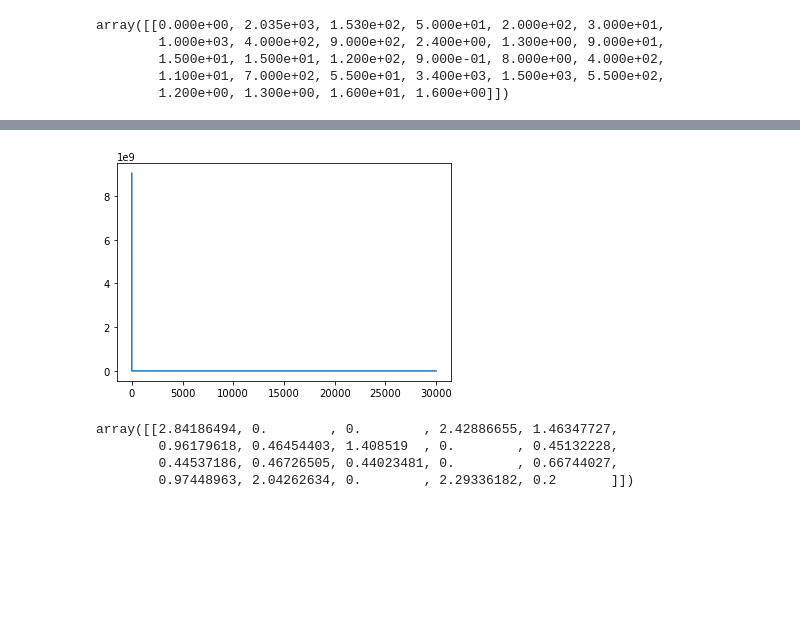
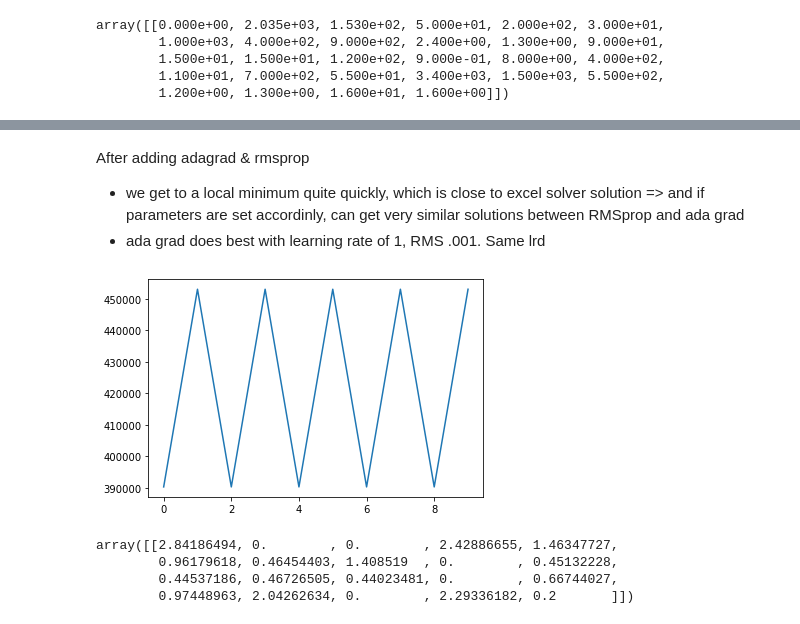
Before and after one commit to Chris-Crimi/Dietary-Optimization-via-Gradient-Descent, a Jupyter notebook: Gradient Descent Diet.ipynb, the cells around one changed output, grey strips where cells are left out. Drawn from its saved outputs; the diff is of its cells as text; code cells hidden in the pictures; blank space fills up the shorter version.

Commit message:
added rms and adagrad

```diff
--- a/Gradient Descent Diet.ipynb
+++ b/Gradient Descent Diet.ipynb
@@ -100,13 +100,24 @@ food_limits = food_data.iloc[24:44,6].to_numpy().reshape(1,-1)
 # %%
 food_req = food_data.iloc[24:44,9].to_numpy().reshape(1,-1)
 # %%
-amounts = np.random.rand(1,20) * 100
-learning_rate = .00001
-#starting_learning_rate = .00001
-#learning_rate_decay = .00001
+amounts = np.random.rand(1,20) * 10
+learning_rate = .001
+starting_learning_rate = .001
+learning_rate_decay = 0.0001
 errors = []
 
-for i in range(10000):
+cache = np.zeros_like(amounts)
+epsilon = 1e-7
+rho = .95
+
+momentum_array = np.zeros_like(amounts)
+momentum = 0
+
+for i in range(30000):
+
+    amounts[amounts < food_req] = food_req[amounts < food_req]
+    amounts[amounts > food_limits] = food_limits[amounts > food_limits]
+
     outputs = np.dot(amounts, quality_rates)
     error = (outputs - target_values)**2
     errors.append(np.mean(error))
@@ -120,16 +131,14 @@ for i in range(10000):
     #dmax[0,0] = 0
     dmax[0,2:][outputs[0,2:] >= target_values[0,2:]] = 0.0
 
-    #normalize gradients
-    dfoods = dloss/max(np.sum(dmax),1) * dmax
-
+    dfoods = dloss * dmax
     dinputs = np.dot(dfoods, quality_rates.T)
 
-    amounts += -learning_rate * dinputs.astype(float)
-    amounts[amounts < food_req] = food_req[amounts < food_req]
-    amounts[amounts > food_limits] = food_limits[amounts > food_limits]
+    cache = cache * rho + (1-rho) * dinputs.astype(float) ** 2
+    #cache += dinputs.astype(float) **2
+    amounts += -learning_rate * dinputs.astype(float) / (np.sqrt(cache) + epsilon)
 
-    #learning_rate = starting_learning_rate * (1 / (1 + learning_rate_decay * i))
+    learning_rate = starting_learning_rate * (1 / (1 + learning_rate_decay * i))
 
 results = np.dot(amounts, quality_rates)
 print(results)
@@ -183,10 +219,14 @@ Possible Improvements
+# %% [markdown]
+After adding adagrad & rmsprop
+- we get to a local minimum quite quickly, which is close to excel solver solution => and if parameters are set accordinly, can get very similar solutions between RMSprop and ada grad
+- ada grad does best with learning rate of 1, RMS .001. Same lrd
 # %%
 import matplotlib.pyplot as plt
 
-plt.plot(errors[:])
+plt.plot(errors[9990:])
 plt.show()
 # %% [output]
-[figure, old version]
+[figure, new version]
 # %%
 amounts
 # %% [output]
```
Also changed, not shown: parts of 7 cells of this notebook.
